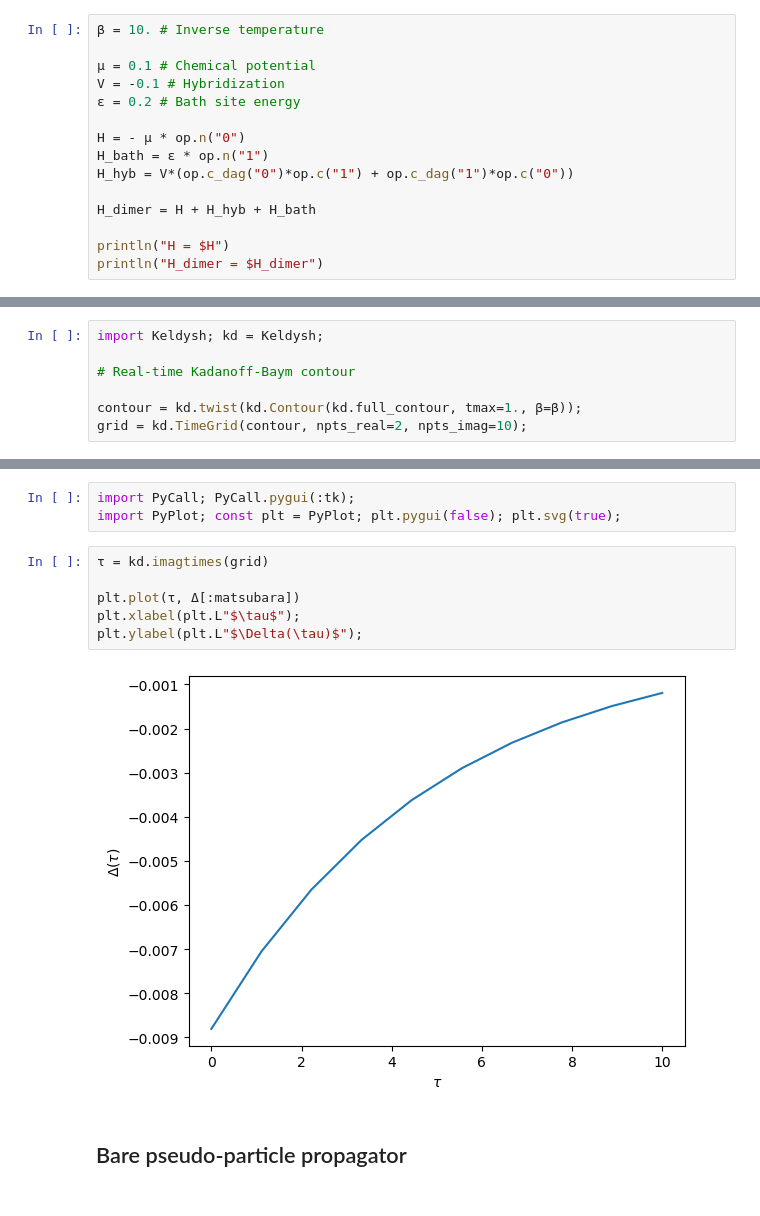
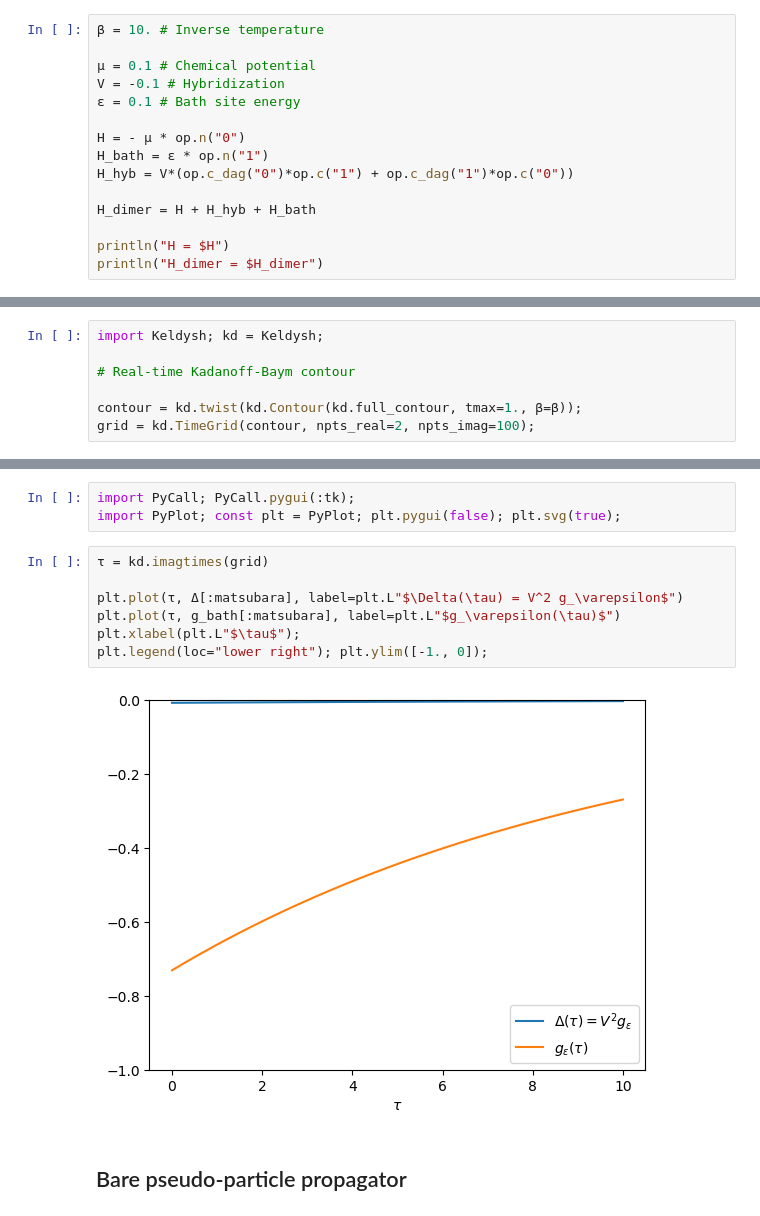
Before and after one commit to krivenko/QInchworm.jl, a Jupyter notebook: experiments/First order inch.ipynb, the cells around one changed output, grey strips where cells are left out. Cells and saved outputs as stored; diff of their text form.

```diff
--- a/experiments/First order inch.ipynb
+++ b/experiments/First order inch.ipynb
@@ -19,7 +19,7 @@ import KeldyshED; op = KeldyshED.Operators;
 
 μ = 0.1 # Chemical potential
 V = -0.1 # Hybridization
-ε = 0.2 # Bath site energy
+ε = 0.1 # Bath site energy
 
 H = - μ * op.n("0")
 H_bath = ε * op.n("1")
@@ -40,5 +40,5 @@ import Keldysh; kd = Keldysh;
 # Real-time Kadanoff-Baym contour
 
 contour = kd.twist(kd.Contour(kd.full_contour, tmax=1., β=β));
-grid = kd.TimeGrid(contour, npts_real=2, npts_imag=10);
+grid = kd.TimeGrid(contour, npts_real=2, npts_imag=100);
 # %% [markdown]
@@ -62,11 +62,12 @@ import PyPlot; const plt = PyPlot; plt.pygui(false); plt.svg(true);
 # %%
 τ = kd.imagtimes(grid)
 
-plt.plot(τ, Δ[:matsubara])
+plt.plot(τ, Δ[:matsubara], label=plt.L"$\Delta(\tau) = V^2 g_\varepsilon$")
+plt.plot(τ, g_bath[:matsubara], label=plt.L"$g_\varepsilon(\tau)$")
 plt.xlabel(plt.L"$\tau$");
-plt.ylabel(plt.L"$\Delta(\tau)$");
+plt.legend(loc="lower right"); plt.ylim([-1., 0]);
 # %% [output]
-[figure, old version]
+[figure, new version]
 # %% [markdown]
 ## Bare pseudo-particle propagator
 # %%
```
Also changed, not shown: parts of 7 cells of this notebook.
